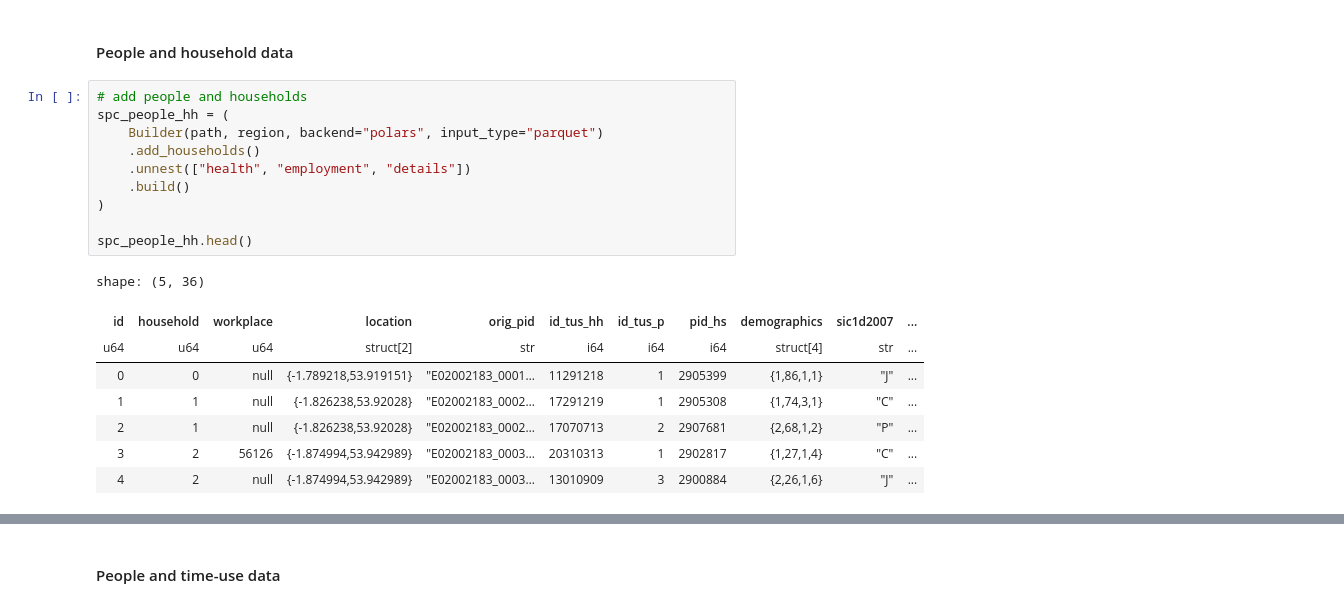
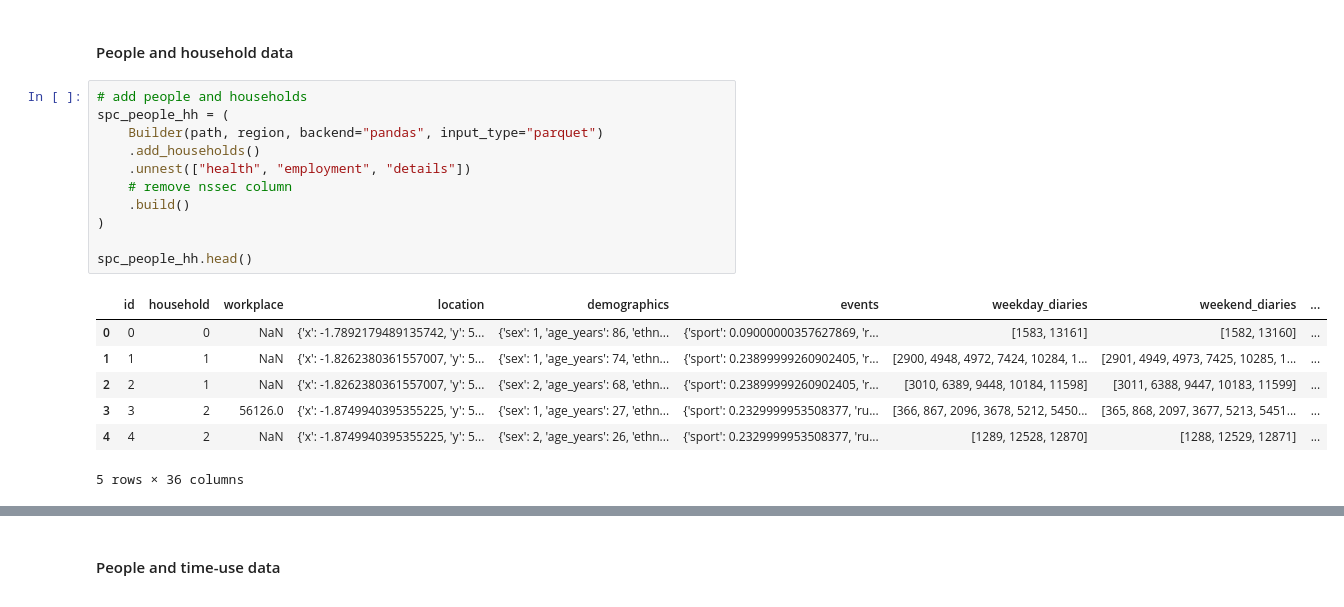
Before and after one commit to Urban-Analytics-Technology-Platform/acbm, a Jupyter notebook: notebooks/synthpop.ipynb, the cells around one changed output, grey strips where cells are left out. Saved outputs shown, nothing was run; the diff lists cells and outputs as text.

```diff
--- a/notebooks/synthpop.ipynb
+++ b/notebooks/synthpop.ipynb
@@ -29,19 +32,19 @@ region = "west-yorkshire"
 # %%
 # add people and households
 spc_people_hh = (
-    Builder(path, region, backend="polars", input_type="parquet")
+    Builder(path, region, backend="pandas", input_type="parquet")
     .add_households()
     .unnest(["health", "employment", "details"])
+    # remove nssec column
     .build()
 )
 
 spc_people_hh.head()
 # %% [output]
+|  | id | household | workplace | location | demographics | events | weekday_diaries | weekend_diaries | ... |
+| 0 | 0 | 0 | NaN | {'x': -1.7892179489135742, 'y': 5... | {'sex': 1, 'age_years': 86, 'ethn... | {'sport': 0.09000000357627869, 'r... | [1583, 13161] | [1582, 13160] | ... |
+| 1 | 1 | 1 | NaN | {'x': -1.8262380361557007, 'y': 5... | {'sex': 1, 'age_years': 74, 'ethn... | {'sport': 0.23899999260902405, 'r... | [2900, 4948, 4972, 7424, 10284, 1... | [2901, 4949, 4973, 7425, 10285, 1... | ... |
+| 2 | 2 | 1 | NaN | {'x': -1.8262380361557007, 'y': 5... | {'sex': 2, 'age_years': 68, 'ethn... | {'sport': 0.23899999260902405, 'r... | [3010, 6389, 9448, 10184, 11598] | [3011, 6388, 9447, 10183, 11599] | ... |
+| 3 | 3 | 2 | 56126.0 | {'x': -1.8749940395355225, 'y': 5... | {'sex': 1, 'age_years': 27, 'ethn... | {'sport': 0.2329999953508377, 'ru... | [366, 867, 2096, 3678, 5212, 5450... | [365, 868, 2097, 3677, 5213, 5451... | ... |
+| 4 | 4 | 2 | NaN | {'x': -1.8749940395355225, 'y': 5... | {'sex': 2, 'age_years': 26, 'ethn... | {'sport': 0.2329999953508377, 'ru... | [1289, 12528, 12870] | [1288, 12529, 12871] | ... |
-shape: (5, 36)
+5 rows × 36 columns
-| id | household | workplace | location | orig_pid | id_tus_hh | id_tus_p | pid_hs | demographics | sic1d2007 | ... |
-| u64 | u64 | u64 | struct[2] | str | i64 | i64 | i64 | struct[4] | str | ... |
-| 0 | 0 | null | {-1.789218,53.919151} | "E02002183_0001… | 11291218 | 1 | 2905399 | {1,86,1,1} | "J" | ... |
-| 1 | 1 | null | {-1.826238,53.92028} | "E02002183_0002… | 17291219 | 1 | 2905308 | {1,74,3,1} | "C" | ... |
-| 2 | 1 | null | {-1.826238,53.92028} | "E02002183_0002… | 17070713 | 2 | 2907681 | {2,68,1,2} | "P" | ... |
-| 3 | 2 | 56126 | {-1.874994,53.942989} | "E02002183_0003… | 20310313 | 1 | 2902817 | {1,27,1,4} | "C" | ... |
-| 4 | 2 | null | {-1.874994,53.942989} | "E02002183_0003… | 13010909 | 3 | 2900884 | {2,26,1,6} | "J" | ... |
```
Also changed, not shown: parts of 7 cells of this notebook, 1 other file.
